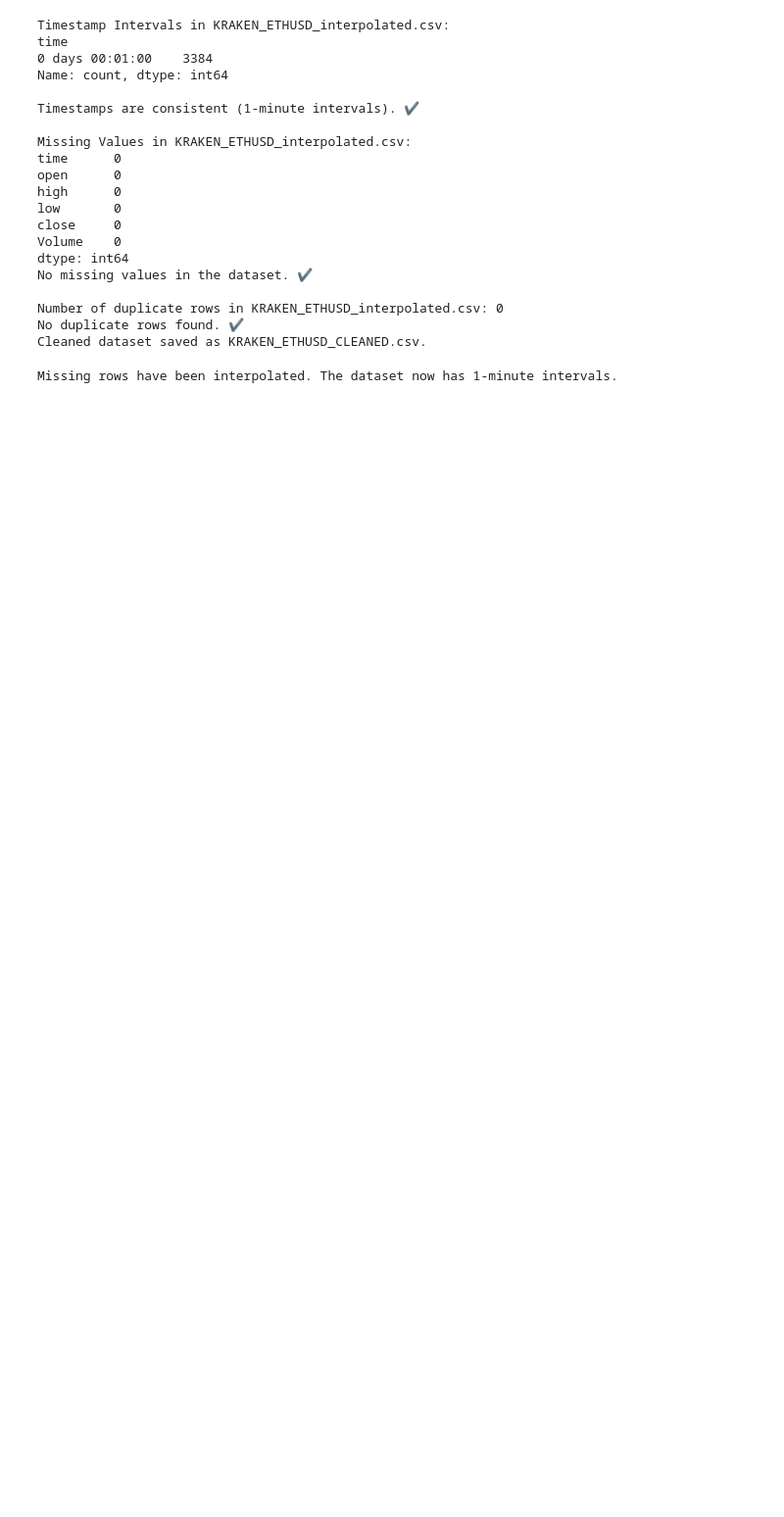
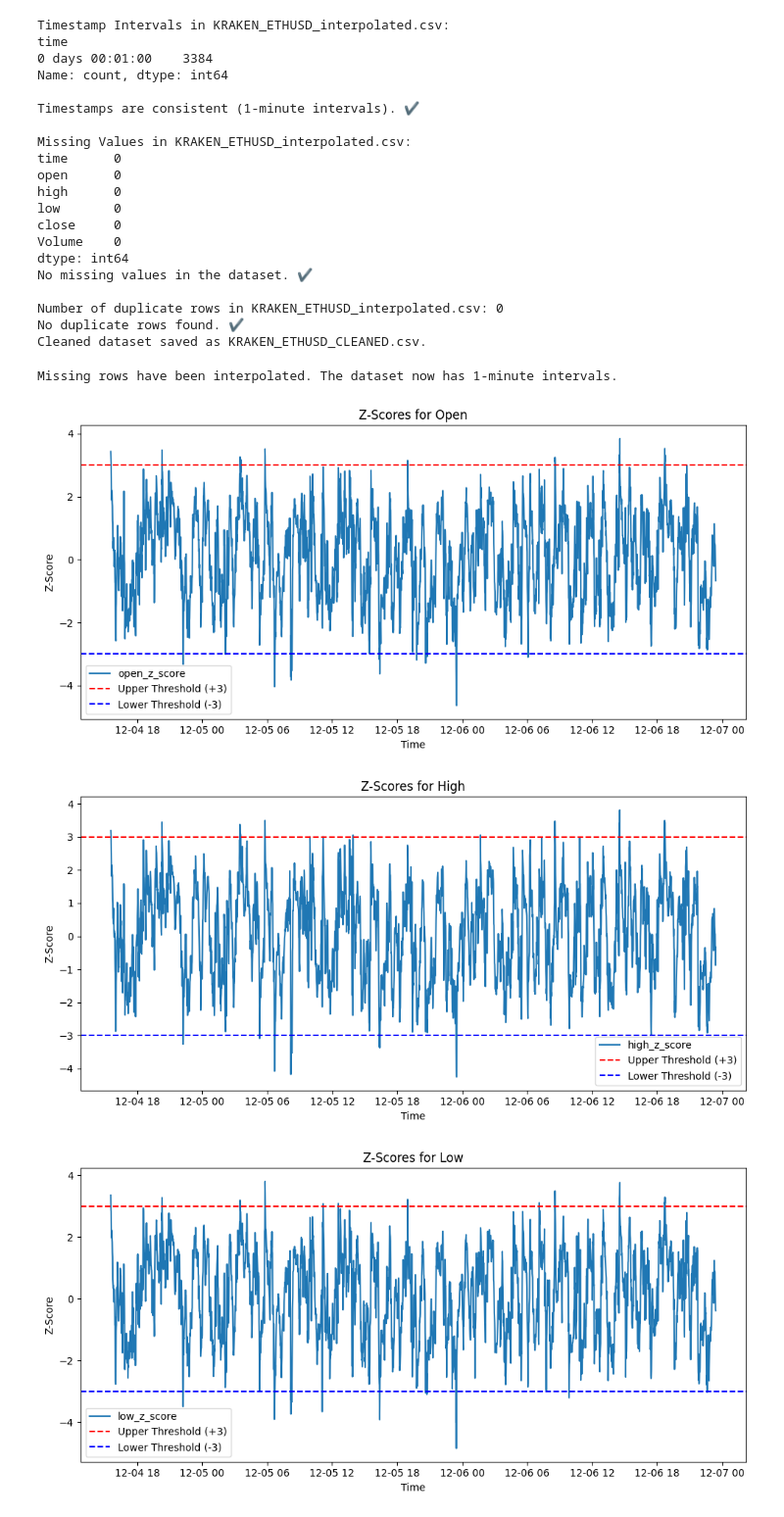
Before and after one commit to tbeerio/data_trading, a Jupyter notebook: Main.ipynb, the cells around one changed output. Shown: that part at 98% size. Drawn from its saved outputs; the diff is of its cells as text; code cells hidden in the pictures; blank space fills up the shorter version.

```diff
--- a/Main.ipynb
+++ b/Main.ipynb
@@ -206,0 +195,66 @@ Missing rows have been interpolated. The dataset now has 1-minute intervals.
+# %%
+# 2. Data Cleaning 3/4
+# • Address outliers in price or volume (explain your approach). ☑️
+
+# Comment from Tim:
+# I will use a rolling Z-Score to identify outliers.
+# The rolling window is 30min.
+# Datapoints with Z-Score beyond ±3 I will consider as an outlier.
+# As an example, I will demonstrate my approach with the "BINANCE_BTCUSDT_CLEANED.csv" dataset.
+# I will visualize my idea with plots for each feature.
+
+#---------------------------------------------------------------------------------------------------------------------------------
+
+
+file_name = 'BINANCE_BTCUSDT_CLEANED.csv'
+data = pd.read_csv(file_name)
+
+# Ensure 'time' is treated as a datetime object
+data['time'] = pd.to_datetime(data['time'])
+
+# Set 'time' as the index to handle rolling operations easily
+data.set_index('time', inplace=True)
+
+# Function to calculate rolling Z-Score
+def rolling_z_score(series, window_size):
+    rolling_mean = series.rolling(window=window_size).mean()
+    rolling_std = series.rolling(window=window_size).std()
+    z_score = (series - rolling_mean) / rolling_std
+    return z_score
+
+# Define the rolling window in minutes (30 minutes for a 1-minute interval dataset)
+window_size = 30
+
+# Apply the rolling Z-Score and detect outliers for each relevant column
+columns_to_check = ['open', 'high', 'low', 'close', 'Volume']
+for column in columns_to_check:
+    z_score_column = f"{column}_z_score"
+    outlier_column = f"{column}_outlier"
+
+    # Calculate rolling Z-Score
+    data[z_score_column] = rolling_z_score(data[column], window_size)
+
+    # Identify outliers based on Z-Score threshold
+    data[outlier_column] = (data[z_score_column].abs() > 3)
+
+# Save the dataset with the new outlier columns to the current directory
+output_file_name = file_name.replace("CLEANED", "OUTLIERS")
+data.to_csv(output_file_name)
+
+columns_to_plot = ['open_z_score', 'high_z_score', 'low_z_score', 'close_z_score', 'Volume_z_score']
+
+for column in columns_to_plot:
+    plt.figure(figsize=(10, 5))
+    plt.plot(data.index, data[column], label=column)
+    plt.axhline(3, color='red', linestyle='--', label='Upper Threshold (+3)')
+    plt.axhline(-3, color='blue', linestyle='--', label='Lower Threshold (-3)')
+    plt.title(f"Z-Scores for {column.replace('_z_score', '').capitalize()}")
+    plt.xlabel('Time')
+    plt.ylabel('Z-Score')
+    plt.legend()
+    plt.tight_layout()
+    plt.show()
+# %% [output]
+[figure, added]
+[figure, added]
+[figure, added]
```
Also changed, not shown: parts of 6 cells of this notebook, 8 other files.
